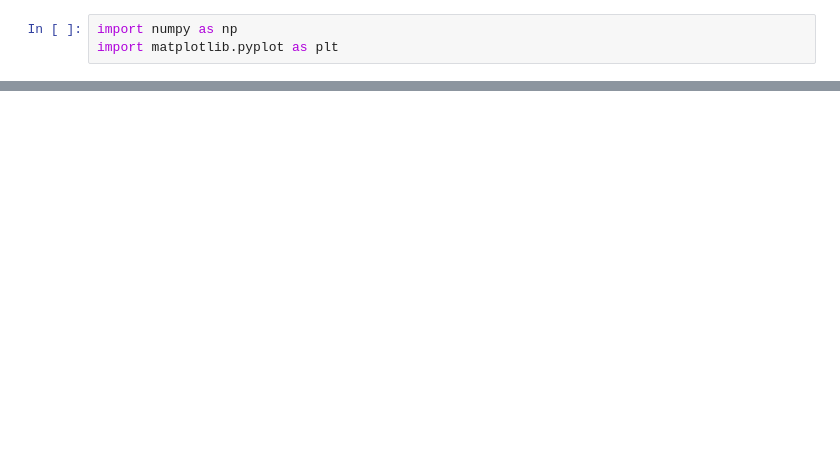
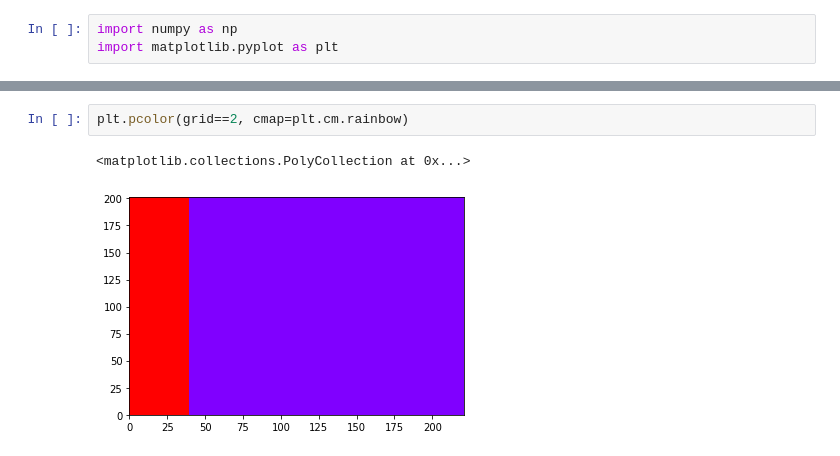
Before and after one commit to jolenscki/EP2_MecComp, a Jupyter notebook: EP2_sem_orgulho.ipynb, the cells around one changed output, grey strips where cells are left out. Saved outputs shown, nothing was run; the diff lists cells and outputs as text; blank space fills up the shorter version.

```diff
--- a/EP2_sem_orgulho.ipynb
+++ b/EP2_sem_orgulho.ipynb
@@ -297,0 +337,5 @@ NameError: name 'urAe' is not defined
+# %%
+plt.pcolor(grid==2, cmap=plt.cm.rainbow)
+# %% [output]
+<matplotlib.collections.PolyCollection at 0x...>
+[figure, added]
```
Also changed, not shown: parts of 15 cells of this notebook.
